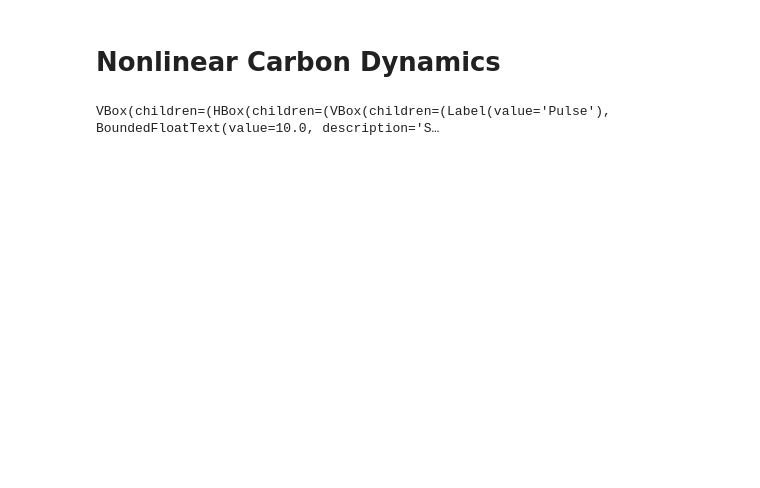
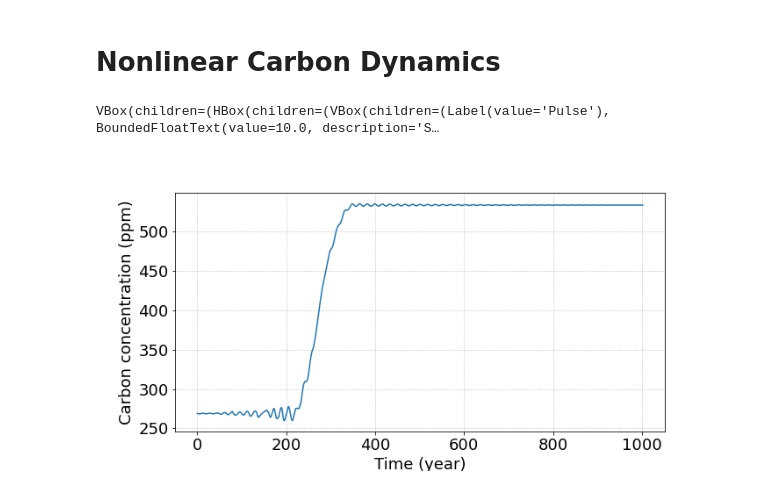
Before and after one commit to binchengecon/QuantClimateChange3, a Jupyter notebook: _build/jupyter_execute/NonlinearCarbon.ipynb, the cells around one changed output. Drawn from its saved outputs; the diff is of its cells as text; code cells hidden in the pictures; blank space fills up the shorter version.

```diff
--- a/_build/jupyter_execute/NonlinearCarbon.ipynb
+++ b/_build/jupyter_execute/NonlinearCarbon.ipynb
@@ -14,9 +14,13 @@ VBox(children=(HBox(children=(VBox(children=(Label(value='Pulse'), BoundedFloatT
 # %%
 # tv,Tv,Cv,Ct = model(0,0,"rcp60co2eqv3",0.3916)
 
 # plt.figure(figsize=(10, 5))
 # plt.plot(tv, Ct)
 # plt.tick_params(axis='both', which='major', labelsize=18)
 # plt.xlabel('Time (year)',fontsize = 18);
 # plt.ylabel('Carbon concentration (ppm)',fontsize = 18);
 # plt.grid(linestyle=':')
+# plt.savefig("test.png")
+Image("test.png")
+# %% [output]
+[figure, added]
```
Also changed, not shown: 11 other files.
